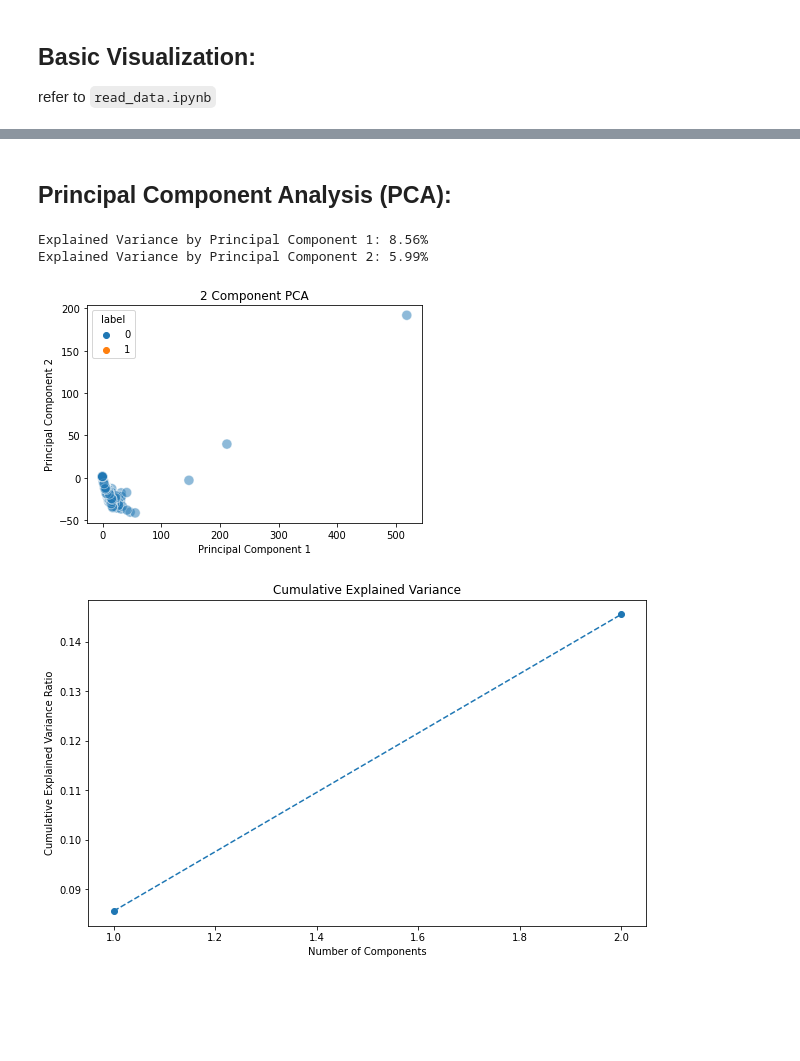
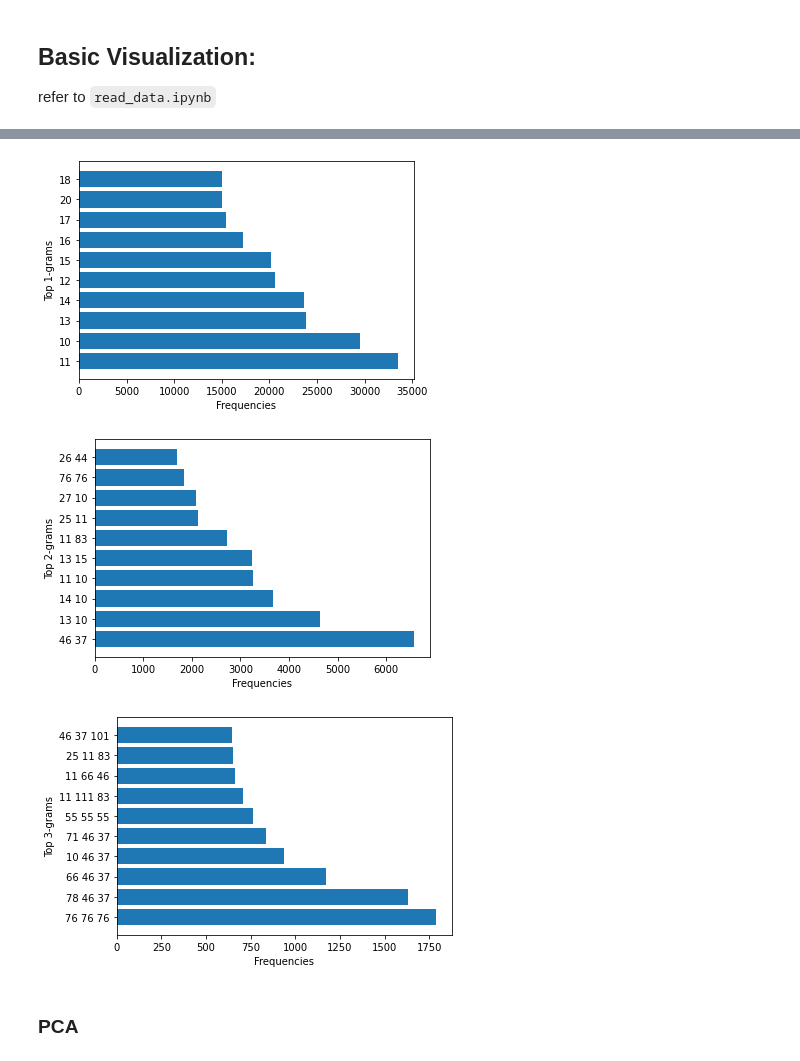
Before and after one commit to hoapple/machine_write_detection, a Jupyter notebook: notebook/EDA.ipynb, the cells around one changed output, grey strips where cells are left out. Saved outputs shown, nothing was run; the diff lists cells and outputs as text; code cells hidden in the pictures; blank space fills up the shorter version.

```diff
--- a/notebook/EDA.ipynb
+++ b/notebook/EDA.ipynb
@@ -60,35 +179,10 @@ refer to `read_data.ipynb`
+# %%
+plot_top_ngrams(data2, 1)
+plot_top_ngrams(data2, 2)
+plot_top_ngrams(data2, 3)
+# %% [output]
+[figure, added]
+[figure, added]
+[figure, added]
 # %% [markdown]
-## Principal Component Analysis (PCA):
+### PCA
-# %%
-explained_variance = pca.explained_variance_ratio_
-print(f"Explained Variance by Principal Component 1: {explained_variance[0]*100:.2f}%")
-print(f"Explained Variance by Principal Component 2: {explained_variance[1]*100:.2f}%")
-# %% [output]
-Explained Variance by Principal Component 1: 8.56%
-Explained Variance by Principal Component 2: 5.99%
-# %%
-sns.scatterplot(
-    x='Principal Component 1',
-    y='Principal Component 2',
-    hue=final_df['label'],
-    data=final_df,
-    alpha=0.5,   # Transparency
-    s=100       # Size
-)
-plt.title('2 Component PCA')
-plt.show()
-# %% [output]
-[figure, removed]
-# %%
-# Compute the cumulative explained variance
-cum_explained_variance = np.cumsum(pca.explained_variance_ratio_)
-
-# Plot
-plt.figure(figsize=(10,6))
-plt.plot(range(1, len(cum_explained_variance)+1), cum_explained_variance, marker='o', linestyle='--')
-plt.title("Cumulative Explained Variance")
-plt.xlabel("Number of Components")
-plt.ylabel("Cumulative Explained Variance Ratio")
-plt.show()
-# %% [output]
-[figure, removed]
```
Also changed, not shown: parts of 17 cells of this notebook, 1 other file.
